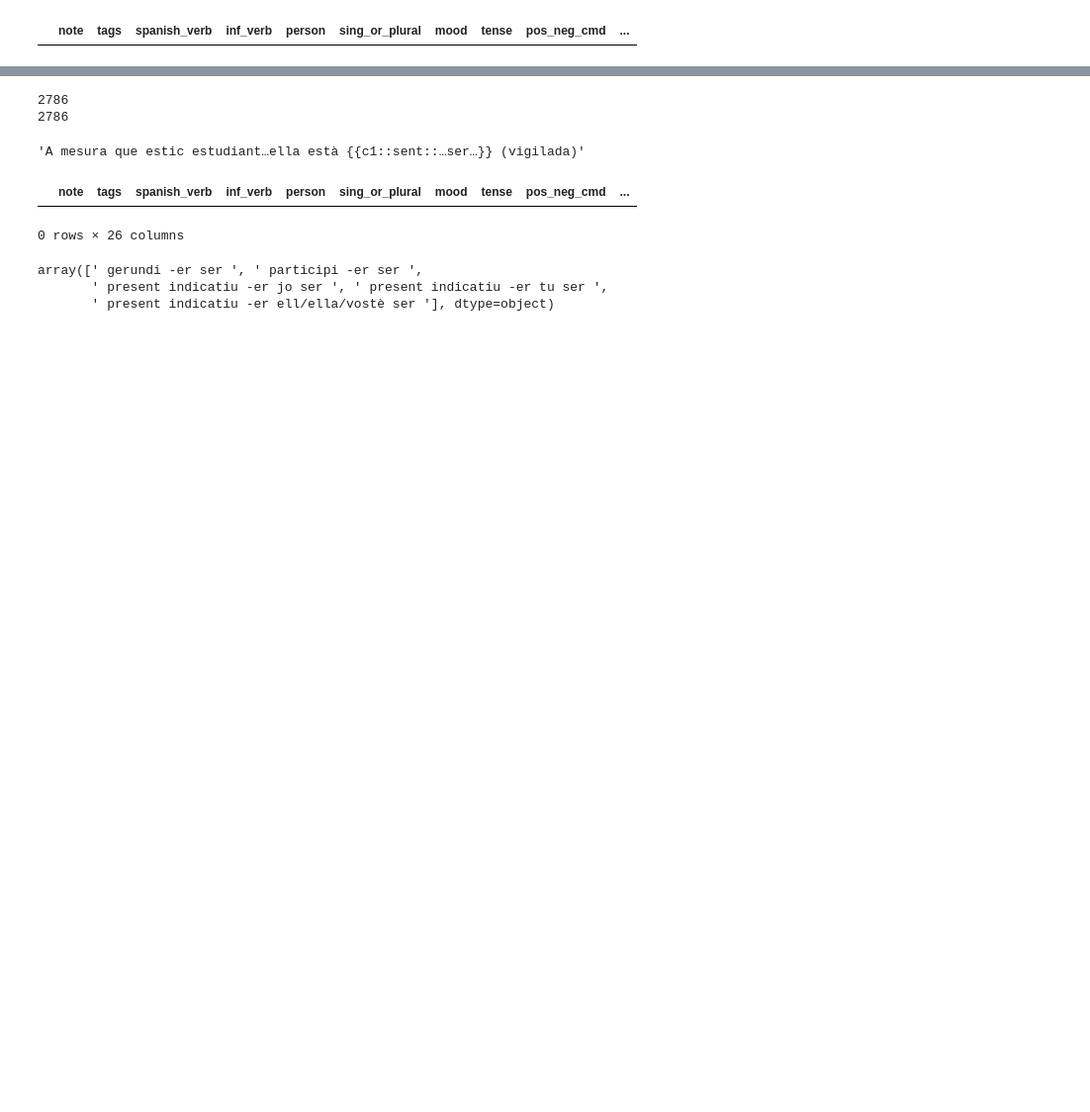
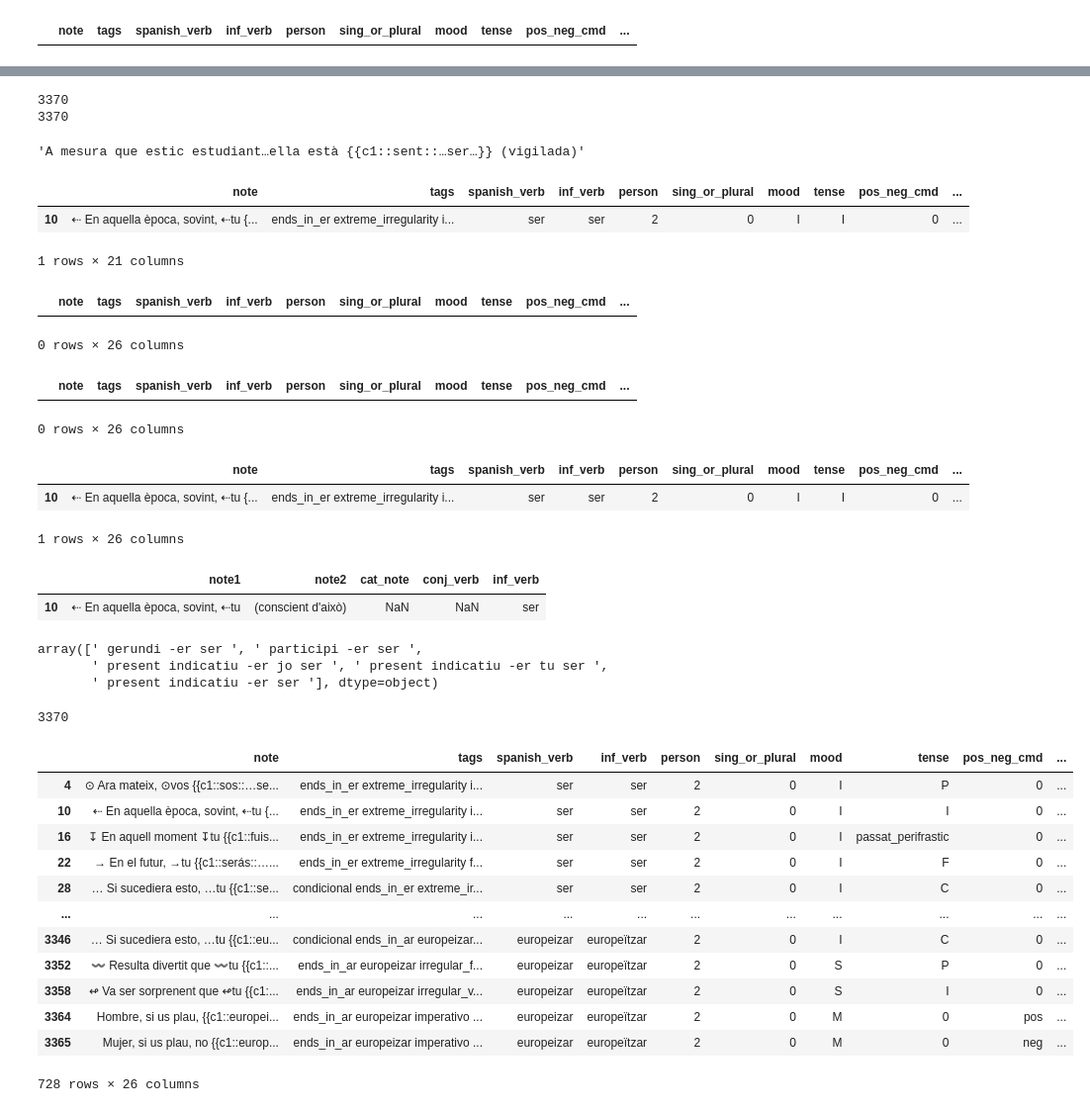
Before and after one commit to fairliereese/catalan_conjugation_deck, a Jupyter notebook: dev_sqtlite.ipynb, the cells around one changed output, grey strips where cells are left out. Shown at 99% size. Drawn from its saved outputs; the diff is of its cells as text; code cells hidden in the pictures; blank space fills up the shorter version.

Commit message:
debugging missing forms from tu/vos in spanish deck

```diff
--- a/dev_sqtlite.ipynb
+++ b/dev_sqtlite.ipynb
@@ -72,6 +62,6 @@ df.loc[df.tags.str.contains('yo')]
 # %%
-# get rid of tú_vos
-print(len(df.index))
-df = df.loc[~((df.tags.str.contains(' tú_vos '))&
-            ~(df.tags.str.contains(' tú ')))]
-print(len(df.index))
+# # get rid of tú_vos
+# print(len(df.index))
+# df = df.loc[~((df.tags.str.contains(' tú_vos '))&
+#             ~(df.tags.str.contains(' tú ')))]
+# print(len(df.index))
@@ -95,6 +82,7 @@ df = df.loc[~df.tags.str.contains('idiom')]
 # 1, 2, 3rd person
 person_map = {'yo': '1',
               'tú': '2',
+              'tú_vos': '2',
               'él_ella_usted': '3',
               'nosotros': '1',
               'vosotros': '2',
@@ -107,6 +95,7 @@ for key, item in person_map.items():
 # singular or plural
 sing_or_plural_map = {'yo': 'S',
               'tú': 'S',
+              'tú_vos': 'S',
               'él_ella_usted': 'S',
               'nosotros': 'P',
               'vosotros': 'P',
@@ -267,8 +279,8 @@ print(len(df.index))
 
 # # also make the question
 # %% [output]
-2786
-2786
+3370
+3370
 # %%
 l = len(df.loc[df.duplicated(subset=merge_cols, keep=False)].sort_values(by=merge_cols))
 assert l == 0
@@ -282,6 +294,12 @@ df['cat_note'] = df.note1+'{{c1::'+df.conj_verb+'::…'+\
 df.cat_note[0]
 # %% [output]
 'A mesura que estic estudiant…ella està {{c1::sent::…ser…}} (vigilada)'
+# %%
+df.loc[df.note.str.contains('::eras')]
+# %% [output]
+|  | note | tags | spanish_verb | inf_verb | person | sing_or_plural | mood | tense | pos_neg_cmd | ... |
+| 10 | ⇠ En aquella època, sovint, ⇠tu {... | ends_in_er extreme_irregularity i... | ser | ser | 2 | 0 | I | I | 0 | ... |
+1 rows × 21 columns
 # %%
 # tags for tense
 d = {'P': 'present',
@@ -347,12 +365,33 @@ df.loc[df.cat_tags.str.contains('  ')]
 # %% [output]
 |  | note | tags | spanish_verb | inf_verb | person | sing_or_plural | mood | tense | pos_neg_cmd | ... |
 0 rows × 26 columns
+# %%
+# where's my tu form imperfect indicativ?
+df.loc[(df.mood == 'I')&
+       (df.tense=='I')&
+       (df.sing_or_plural=='S')&
+       (df.person=='0')].head()
+# %% [output]
+|  | note | tags | spanish_verb | inf_verb | person | sing_or_plural | mood | tense | pos_neg_cmd | ... |
+0 rows × 26 columns
+# %%
+df.loc[df.note.str.contains('::eras')]
+# %% [output]
+|  | note | tags | spanish_verb | inf_verb | person | sing_or_plural | mood | tense | pos_neg_cmd | ... |
+| 10 | ⇠ En aquella època, sovint, ⇠tu {... | ends_in_er extreme_irregularity i... | ser | ser | 2 | 0 | I | I | 0 | ... |
+1 rows × 26 columns
+# %%
+
+df.loc[df.note.str.contains('::eras')][['note1', 'note2', 'cat_note', 'conj_verb', 'inf_verb']]
+# %% [output]
+|  | note1 | note2 | cat_note | conj_verb | inf_verb |
+| 10 | ⇠ En aquella època, sovint, ⇠tu | (conscient d'això) | NaN | NaN | ser |
 # %%
 df.cat_tags.values[:5]
 # %% [output]
 array([' gerundi -er ser ', ' participi -er ser ',
        ' present indicatiu -er jo ser ', ' present indicatiu -er tu ser ',
-       ' present indicatiu -er ell/ella/vostè ser '], dtype=object)
+       ' present indicatiu -er ser '], dtype=object)
 # %%
 # df.loc[df.pronoun_tag == ''].mood_tag.unique()
 # df.loc[(df.pronoun_tag == '')&
@@ -364 +403,5 @@ df.to_csv('table_to_make_cards.csv', sep=',', index=False)
 # replace in db in update_anki_db.ipynb
+# %%
+len(df.index)
+# %% [output]
+3370
@@ -364,0 +412,16 @@ df.to_csv('table_to_make_cards.csv', sep=',', index=False)
+# %%
+df.loc[df.cat_note.isnull()]
+# %% [output]
+|  | note | tags | spanish_verb | inf_verb | person | sing_or_plural | mood | tense | pos_neg_cmd | ... |
+| 4 | ⊙ Ara mateix, ⊙vos {{c1::sos::…se... | ends_in_er extreme_irregularity i... | ser | ser | 2 | 0 | I | P | 0 | ... |
+| 10 | ⇠ En aquella època, sovint, ⇠tu {... | ends_in_er extreme_irregularity i... | ser | ser | 2 | 0 | I | I | 0 | ... |
+| 16 | ↧ En aquell moment ↧tu {{c1::fuis... | ends_in_er extreme_irregularity i... | ser | ser | 2 | 0 | I | passat_perifrastic | 0 | ... |
+| 22 | → En el futur, →tu {{c1::serás::…... | ends_in_er extreme_irregularity f... | ser | ser | 2 | 0 | I | F | 0 | ... |
+| 28 | … Si sucediera esto, …tu {{c1::se... | condicional ends_in_er extreme_ir... | ser | ser | 2 | 0 | I | C | 0 | ... |
+| ... | ... | ... | ... | ... | ... | ... | ... | ... | ... | ... |
+| 3346 | … Si sucediera esto, …tu {{c1::eu... | condicional ends_in_ar europeizar... | europeizar | europeïtzar | 2 | 0 | I | C | 0 | ... |
+| 3352 | 〰 Resulta divertit que 〰tu {{c1::... | ends_in_ar europeizar irregular_f... | europeizar | europeïtzar | 2 | 0 | S | P | 0 | ... |
+| 3358 | ↫ Va ser sorprenent que ↫tu {{c1:... | ends_in_ar europeizar irregular_v... | europeizar | europeïtzar | 2 | 0 | S | I | 0 | ... |
+| 3364 | Hombre, si us plau, {{c1::europei... | ends_in_ar europeizar imperativo ... | europeizar | europeïtzar | 2 | 0 | M | 0 | pos | ... |
+| 3365 | Mujer, si us plau, no {{c1::europ... | ends_in_ar europeizar imperativo ... | europeizar | europeïtzar | 2 | 0 | M | 0 | neg | ... |
+728 rows × 26 columns
```
Also changed, not shown: parts of 11 cells of this notebook, 17 other files.
